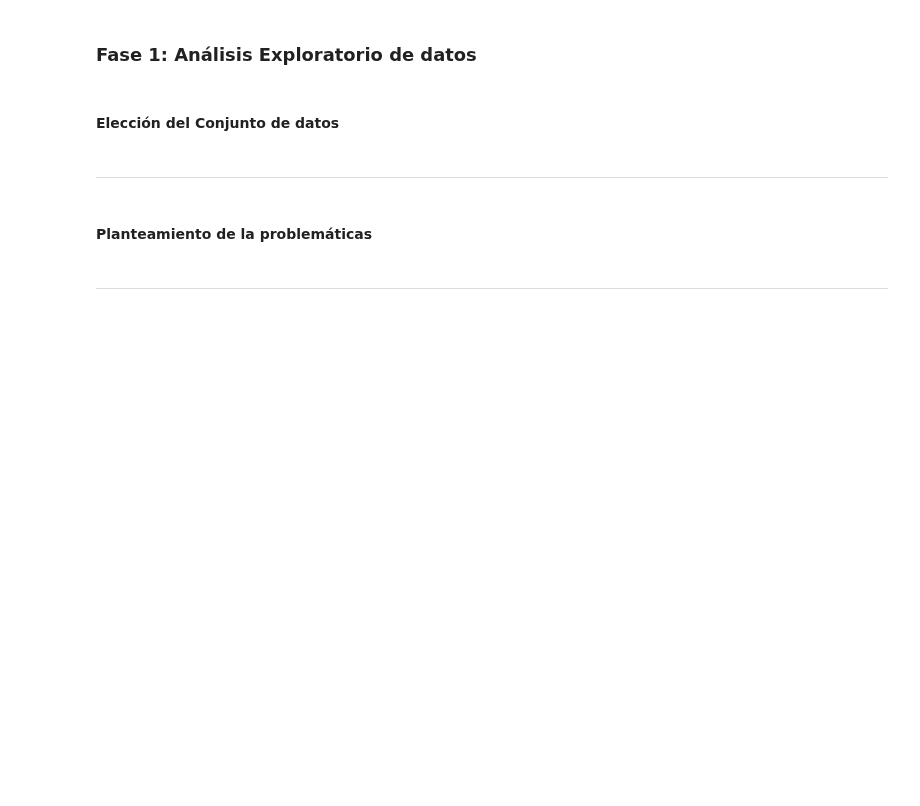
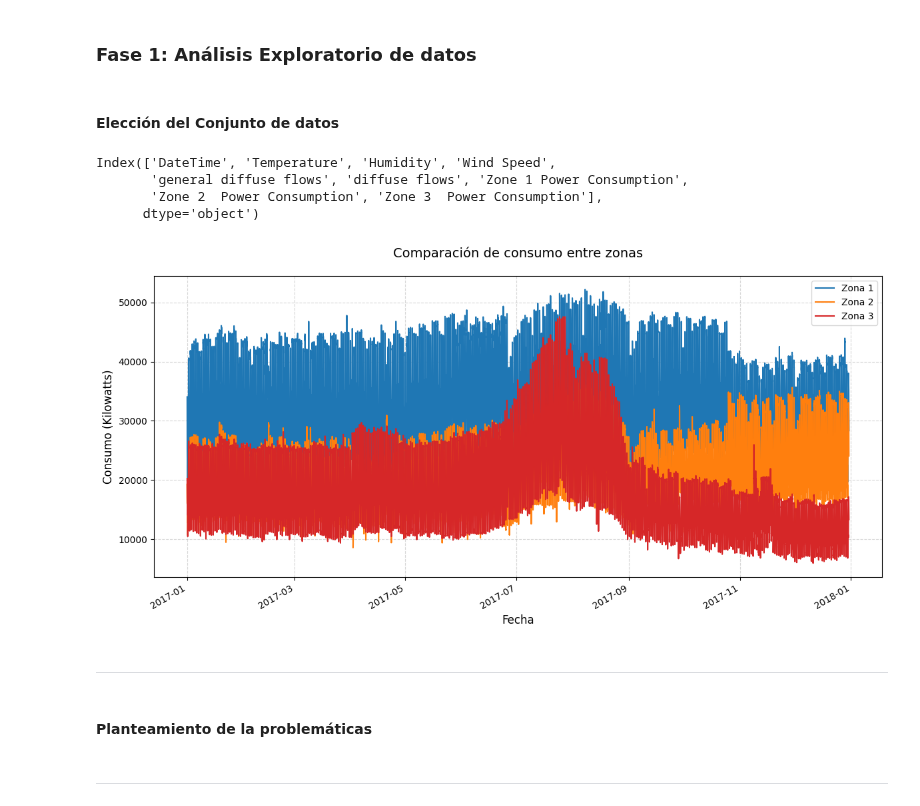
Before and after one commit to DCajiao/Time-series-forecast-of-energy-consumption-in-Tetouan-City, a Jupyter notebook: notebooks/00_EDA.ipynb, the cells around one changed output. Cells and saved outputs as stored; diff of their text form; code cells hidden in the pictures; blank space fills up the shorter version.

Commit message:
Correción de importación de datos, gráfico inicial con todas las zonas

```diff
--- a/notebooks/00_EDA.ipynb
+++ b/notebooks/00_EDA.ipynb
@@ -15,40 +15,49 @@ from io import BytesIO
 from statsmodels.tsa.seasonal import seasonal_decompose
 # %%
 # Importar datos
-DATA_GITHUB_URL = 'https://github.com/DCajiao/00_data_analytics_error_metrics_for_time_series/blob/main/data/Data%20Morocco.xlsx?raw=true'
+DATA_GITHUB_URL = 'https://raw.githubusercontent.com/DCajiao/Time-series-forecast-of-energy-consumption-in-Tetouan-City/refs/heads/main/data/power%2Bconsumption%2Bof%2Btetouan%2Bcity/Tetuan%20City%20power%20consumption.csv'
 
 # Descargar los datos desde github
 response = requests.get(DATA_GITHUB_URL)
 
 # Convertir en un df desde el xlsx de github
-df = pd.read_excel(BytesIO(response.content), sheet_name='Marrakech', engine='openpyxl')
+df = pd.read_csv(BytesIO(response.content), sep=',')
 
 # Formato de columnas
 df['DateTime'] = pd.to_datetime(df['DateTime'], errors='coerce')
 df = df.dropna(subset=['DateTime']) # Eliminar filas con DateTime inválido (NaT)
+# %%
+df.columns
+# %% [output]
+Index(['DateTime', 'Temperature', 'Humidity', 'Wind Speed',
+       'general diffuse flows', 'diffuse flows', 'Zone 1 Power Consumption',
+       'Zone 2  Power Consumption', 'Zone 3  Power Consumption'],
+      dtype='object')
 # %%
 # Análisis de todas las zonas
-
 # Configuración común para gráficos
 params = {
     'figure.figsize': (12, 6),
     'axes.titlesize': 14,
     'axes.labelsize': 12,
 }
 plt.rcParams.update(params)
 
 # --- Gráfico de ambas zonas ---
 plt.figure()
-plt.plot(df['DateTime'], df['zone1'], color='tab:blue', linewidth=1.5, label='Zona 1')
-plt.plot(df['DateTime'], df['zone2'], color='tab:orange', linewidth=1.5, label='Zona 2')
+plt.plot(df['DateTime'], df['Zone 1 Power Consumption'], color='tab:blue', linewidth=1.5, label='Zona 1')
+plt.plot(df['DateTime'], df['Zone 2  Power Consumption'], color='tab:orange', linewidth=1.5, label='Zona 2')
+plt.plot(df['DateTime'], df['Zone 3  Power Consumption'], color='tab:red', linewidth=1.5, label='Zona 3')
 plt.title('Comparación de consumo entre zonas', pad=20)
 plt.xlabel('Fecha')
 plt.ylabel('Consumo (Kilowatts)')
 plt.grid(True, linestyle='--', alpha=0.5)
 plt.legend()
 plt.gcf().autofmt_xdate()
 plt.tight_layout()
 plt.show()
+# %% [output]
+[figure, added]
 # %%
 # Configuración del Dataset
 df = df.set_index('DateTime') # Usar la columna DateTime como índice
```
